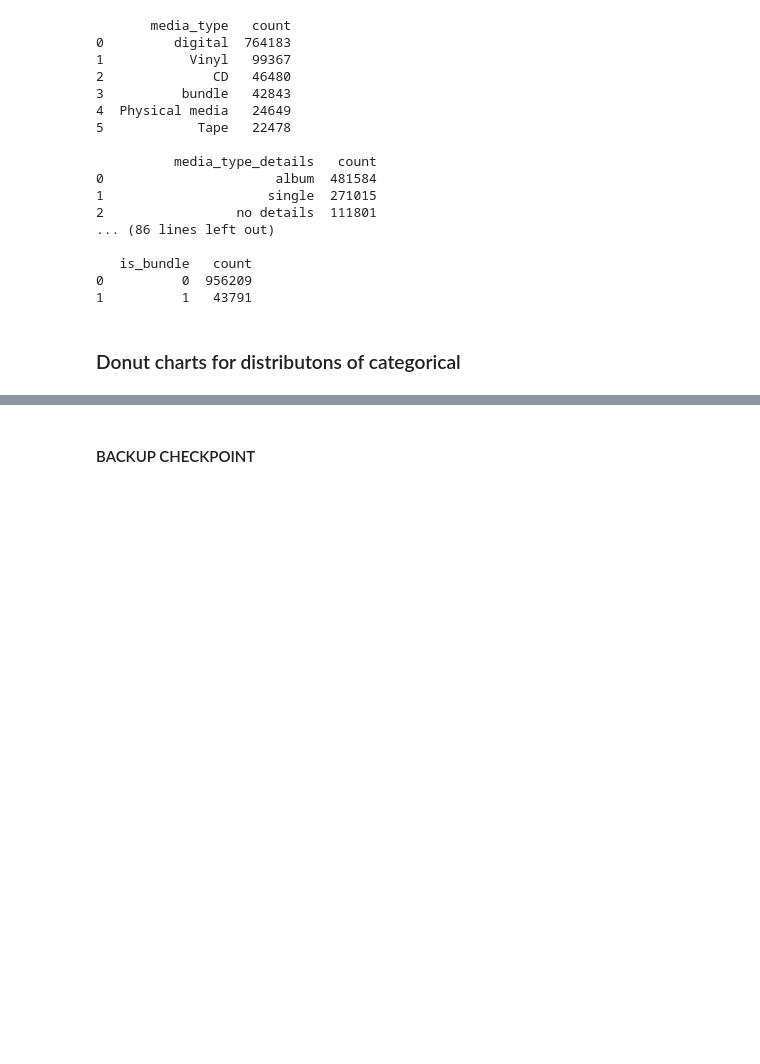
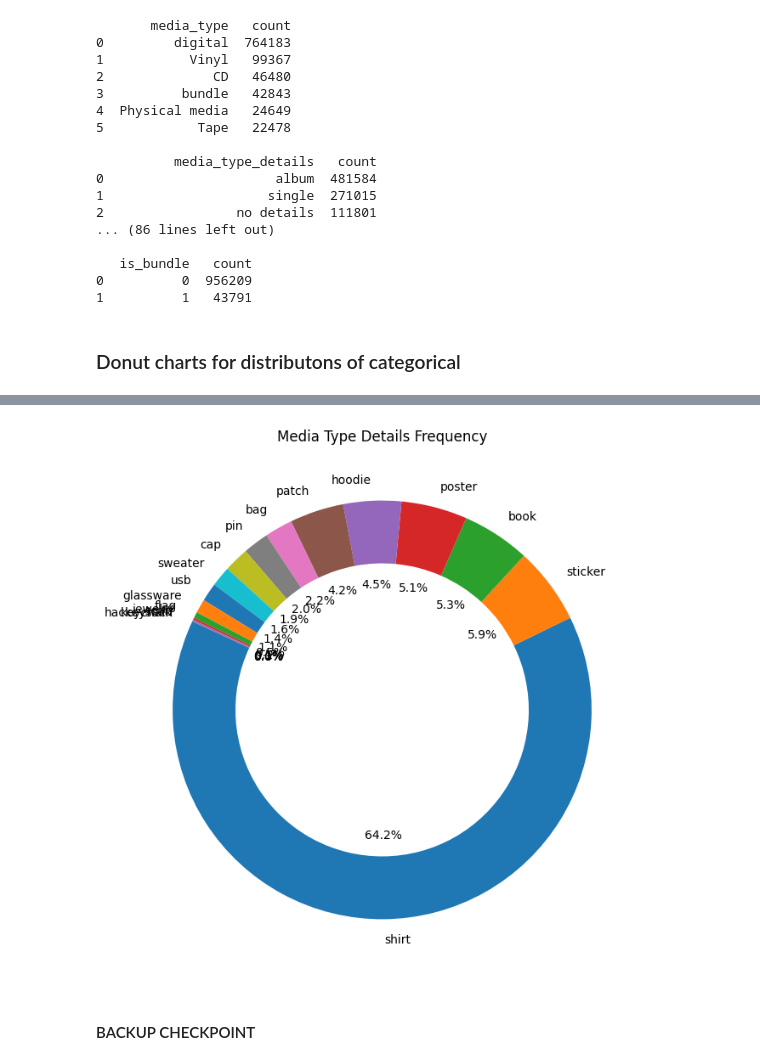
Before and after one commit to Funnear/midproject-bandcamp-insights, a Jupyter notebook: notebooks/2-1_EDA.ipynb, the cells around one changed output, grey strips where cells are left out. Saved outputs shown, nothing was run; the diff lists cells and outputs as text; code cells hidden in the pictures; blank space fills up the shorter version.

```diff
--- a/notebooks/2-1_EDA.ipynb
+++ b/notebooks/2-1_EDA.ipynb
@@ -1031,3 +1031,14 @@ plt.show()
+# %%
+# Calculate the frequency of each media_type
+media_type_counts = df[df["merch_type"] != "other"]["merch_type"].value_counts()
+
+# Create a donut chart
+plt.figure(figsize=(8, 8))
+plt.pie(media_type_counts, labels=media_type_counts.index, autopct='%1.1f%%', startangle=155, wedgeprops={'width': 0.3})
+plt.title("Media Type Details Frequency")
+plt.show()
+# %% [output]
+[figure, added]
 # %% [markdown]
 #### BACKUP CHECKPOINT
 # %%
```
Also changed, not shown: parts of 10 cells of this notebook, 8 other files.
